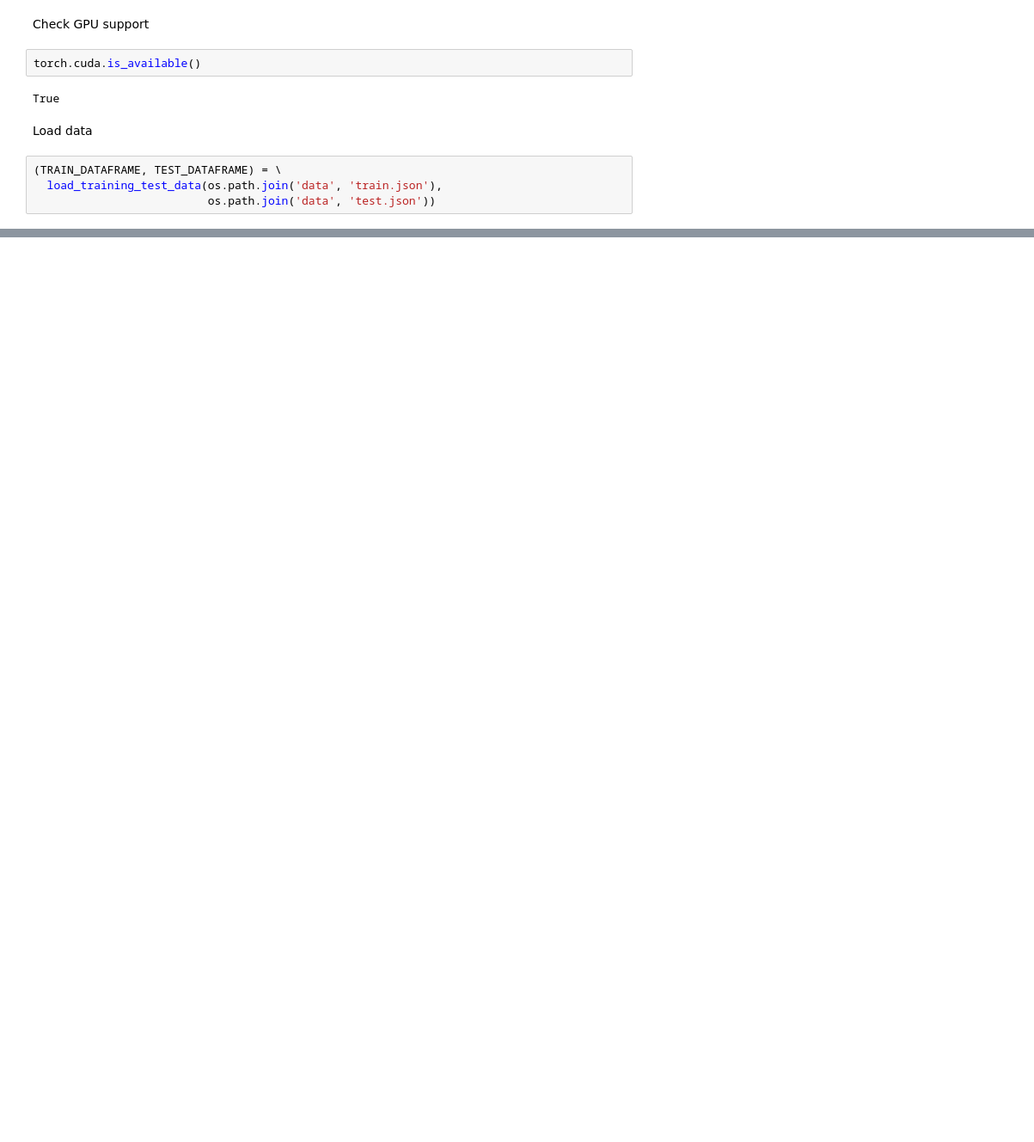
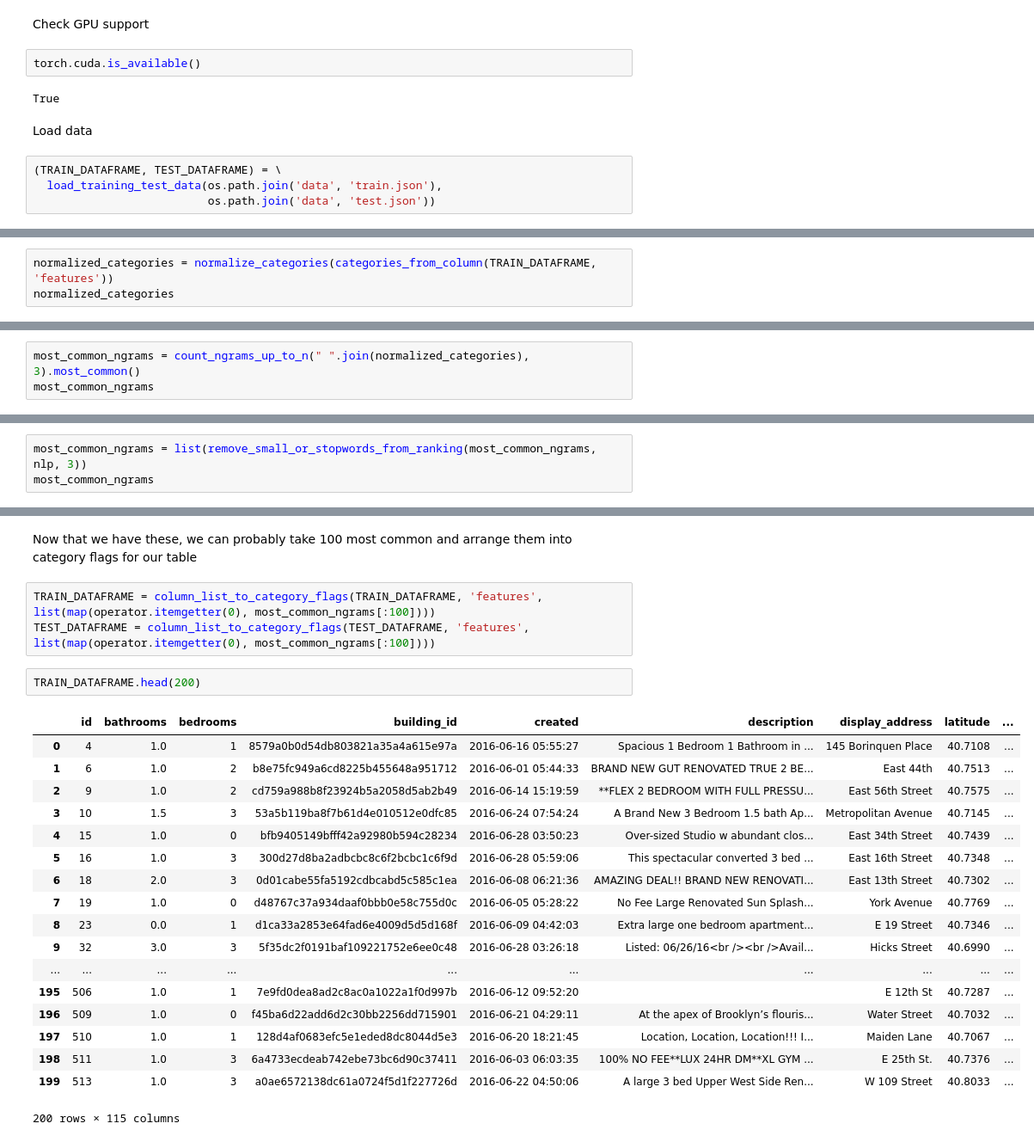
Before and after one commit to smspillaz/aalto-CS-kaggle-competitions, a Jupyter notebook: two-sigma-rental-interest/kernel.ipynb, the cells around one changed output, grey strips where cells are left out. Shown: that part at 86% size. Cells and saved outputs as stored; diff of their text form; blank space fills up the shorter version.

Commit message:
kernel: Do some more exploration on the table, extracting flags

```diff
--- a/two-sigma-rental-interest/kernel.ipynb
+++ b/two-sigma-rental-interest/kernel.ipynb
@@ -28,0 +69,3 @@ TRAIN_DATAFRAME.head()
+# %%
+normalized_categories = normalize_categories(categories_from_column(TRAIN_DATAFRAME, 'features'))
+normalized_categories
@@ -28,0 +92,3 @@ TRAIN_DATAFRAME.head()
+# %%
+most_common_ngrams = count_ngrams_up_to_n(" ".join(normalized_categories), 3).most_common()
+most_common_ngrams
@@ -28,0 +115,3 @@ TRAIN_DATAFRAME.head()
+# %%
+most_common_ngrams = list(remove_small_or_stopwords_from_ranking(most_common_ngrams, nlp, 3))
+most_common_ngrams
@@ -28,0 +136,27 @@ TRAIN_DATAFRAME.head()
+# %% [markdown]
+Now that we have these, we can probably take 100 most common and arrange
+them into category flags for our table
+# %%
+TRAIN_DATAFRAME = column_list_to_category_flags(TRAIN_DATAFRAME, 'features', list(map(operator.itemgetter(0), most_common_ngrams[:100])))
+TEST_DATAFRAME = column_list_to_category_flags(TEST_DATAFRAME, 'features', list(map(operator.itemgetter(0), most_common_ngrams[:100])))
+# %%
+TRAIN_DATAFRAME.head(200)
+# %% [output]
+|  | id | bathrooms | bedrooms | building_id | created | description | display_address | latitude | ... |
+| 0 | 4 | 1.0 | 1 | 8579a0b0d54db803821a35a4a615e97a | 2016-06-16 05:55:27 | Spacious 1 Bedroom 1 Bathroom in ... | 145 Borinquen Place | 40.7108 | ... |
+| 1 | 6 | 1.0 | 2 | b8e75fc949a6cd8225b455648a951712 | 2016-06-01 05:44:33 | BRAND NEW GUT RENOVATED TRUE 2 BE... | East 44th | 40.7513 | ... |
+| 2 | 9 | 1.0 | 2 | cd759a988b8f23924b5a2058d5ab2b49 | 2016-06-14 15:19:59 | **FLEX 2 BEDROOM WITH FULL PRESSU... | East 56th Street | 40.7575 | ... |
+| 3 | 10 | 1.5 | 3 | 53a5b119ba8f7b61d4e010512e0dfc85 | 2016-06-24 07:54:24 | A Brand New 3 Bedroom 1.5 bath Ap... | Metropolitan Avenue | 40.7145 | ... |
+| 4 | 15 | 1.0 | 0 | bfb9405149bfff42a92980b594c28234 | 2016-06-28 03:50:23 | Over-sized Studio w abundant clos... | East 34th Street | 40.7439 | ... |
+| 5 | 16 | 1.0 | 3 | 300d27d8ba2adbcbc8c6f2bcbc1c6f9d | 2016-06-28 05:59:06 | This spectacular converted 3 bed ... | East 16th Street | 40.7348 | ... |
+| 6 | 18 | 2.0 | 3 | 0d01cabe55fa5192cdbcabd5c585c1ea | 2016-06-08 06:21:36 | AMAZING DEAL!! BRAND NEW RENOVATI... | East 13th Street | 40.7302 | ... |
+| 7 | 19 | 1.0 | 0 | d48767c37a934daaf0bbb0e58c755d0c | 2016-06-05 05:28:22 | No Fee Large Renovated Sun Splash... | York Avenue | 40.7769 | ... |
+| 8 | 23 | 0.0 | 1 | d1ca33a2853e64fad6e4009d5d5d168f | 2016-06-09 04:42:03 | Extra large one bedroom apartment... | E 19 Street | 40.7346 | ... |
+| 9 | 32 | 3.0 | 3 | 5f35dc2f0191baf109221752e6ee0c48 | 2016-06-28 03:26:18 | Listed: 06/26/16<br /><br />Avail... | Hicks Street | 40.6990 | ... |
+| ... | ... | ... | ... | ... | ... | ... | ... | ... | ... |
+| 195 | 506 | 1.0 | 1 | 7e9fd0dea8ad2c8ac0a1022a1f0d997b | 2016-06-12 09:52:20 |  | E 12th St | 40.7287 | ... |
+| 196 | 509 | 1.0 | 0 | f45ba6d22add6d2c30bb2256dd715901 | 2016-06-21 04:29:11 | At the apex of Brooklyn’s flouris... | Water Street | 40.7032 | ... |
+| 197 | 510 | 1.0 | 1 | 128d4af0683efc5e1eded8dc8044d5e3 | 2016-06-20 18:21:45 | Location, Location, Location!!! I... | Maiden Lane | 40.7067 | ... |
+| 198 | 511 | 1.0 | 3 | 6a4733ecdeab742ebe73bc6d90c37411 | 2016-06-03 06:03:35 | 100% NO FEE**LUX 24HR DM**XL GYM ... | E 25th St. | 40.7376 | ... |
+| 199 | 513 | 1.0 | 3 | a0ae6572138dc61a0724f5d1f227726d | 2016-06-22 04:50:06 | A large 3 bed Upper West Side Ren... | W 109 Street | 40.8033 | ... |
+200 rows × 115 columns
```
Also changed, not shown: parts of 8 cells of this notebook.
